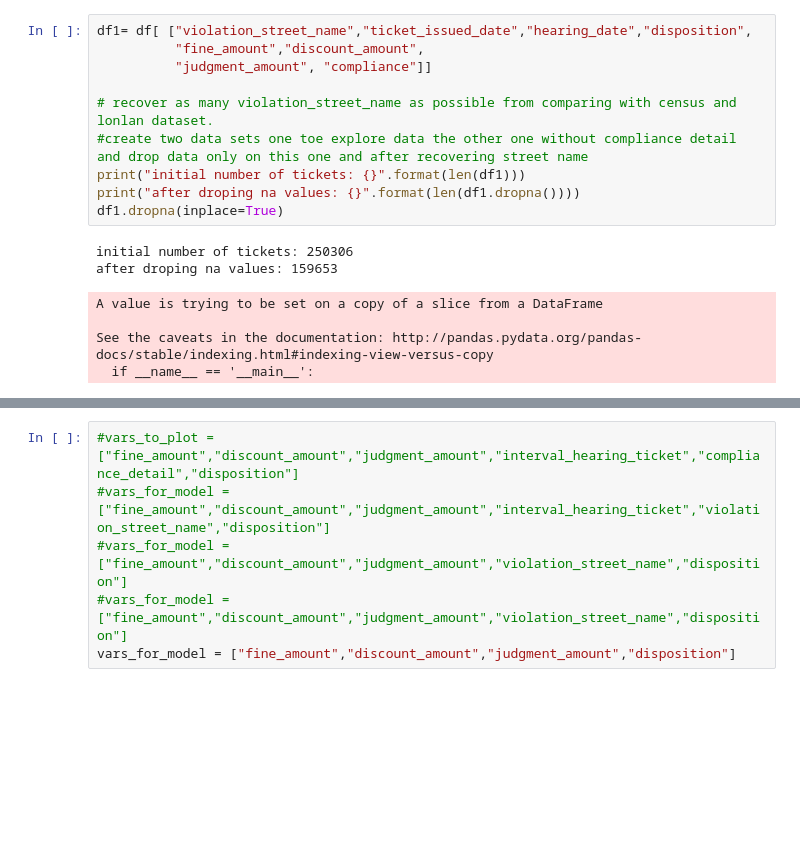
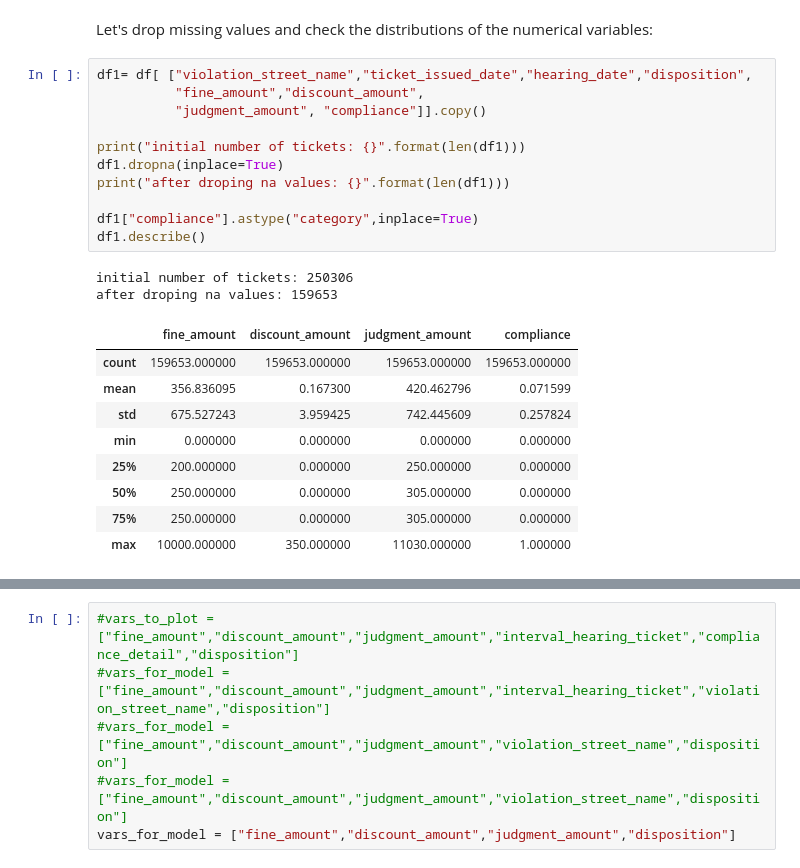
Before and after one commit to cesarliz10/predicting_property_fines_payment, a Jupyter notebook: 1_exploratory_data_analysis.ipynb, the cells around one changed output, grey strips where cells are left out. Saved outputs shown, nothing was run; the diff lists cells and outputs as text; blank space fills up the shorter version.

```diff
--- a/1_exploratory_data_analysis.ipynb
+++ b/1_exploratory_data_analysis.ipynb
@@ -128,17 +63,25 @@ df.describe()
+# %% [markdown]
+Let's drop missing values and check the distributions of the numerical variables:
 # %%
 df1= df[ ["violation_street_name","ticket_issued_date","hearing_date","disposition",
           "fine_amount","discount_amount",
-          "judgment_amount", "compliance"]]
+          "judgment_amount", "compliance"]].copy()
 
-# recover as many violation_street_name as possible from comparing with census and lonlan dataset.
-#create two data sets one toe explore data the other one without compliance detail and drop data only on this one and after recovering street name
 print("initial number of tickets: {}".format(len(df1)))
-print("after droping na values: {}".format(len(df1.dropna())))
 df1.dropna(inplace=True)
+print("after droping na values: {}".format(len(df1)))
+
+df1["compliance"].astype("category",inplace=True)
+df1.describe()
 # %% [output]
 initial number of tickets: 250306
 after droping na values: 159653
-A value is trying to be set on a copy of a slice from a DataFrame
-
-See the caveats in the documentation: http://pandas.pydata.org/pandas-docs/stable/indexing.html#indexing-view-versus-copy
-  if __name__ == '__main__':
+|  | fine_amount | discount_amount | judgment_amount | compliance |
+| count | 159653.000000 | 159653.000000 | 159653.000000 | 159653.000000 |
+| mean | 356.836095 | 0.167300 | 420.462796 | 0.071599 |
+| std | 675.527243 | 3.959425 | 742.445609 | 0.257824 |
+| min | 0.000000 | 0.000000 | 0.000000 | 0.000000 |
+| 25% | 200.000000 | 0.000000 | 250.000000 | 0.000000 |
+| 50% | 250.000000 | 0.000000 | 305.000000 | 0.000000 |
+| 75% | 250.000000 | 0.000000 | 305.000000 | 0.000000 |
+| max | 10000.000000 | 350.000000 | 11030.000000 | 1.000000 |
```
Also changed, not shown: parts of 37 cells of this notebook.
